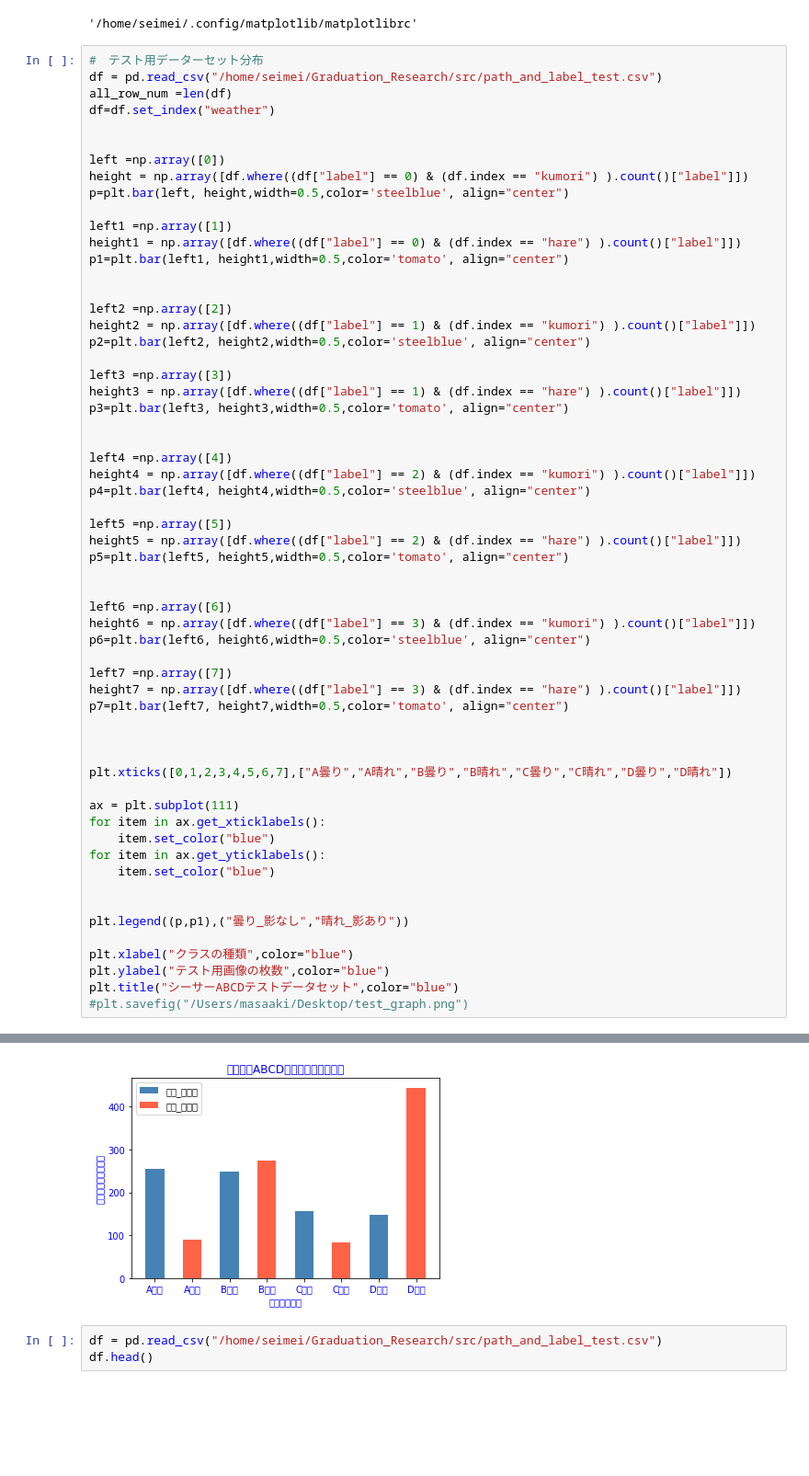
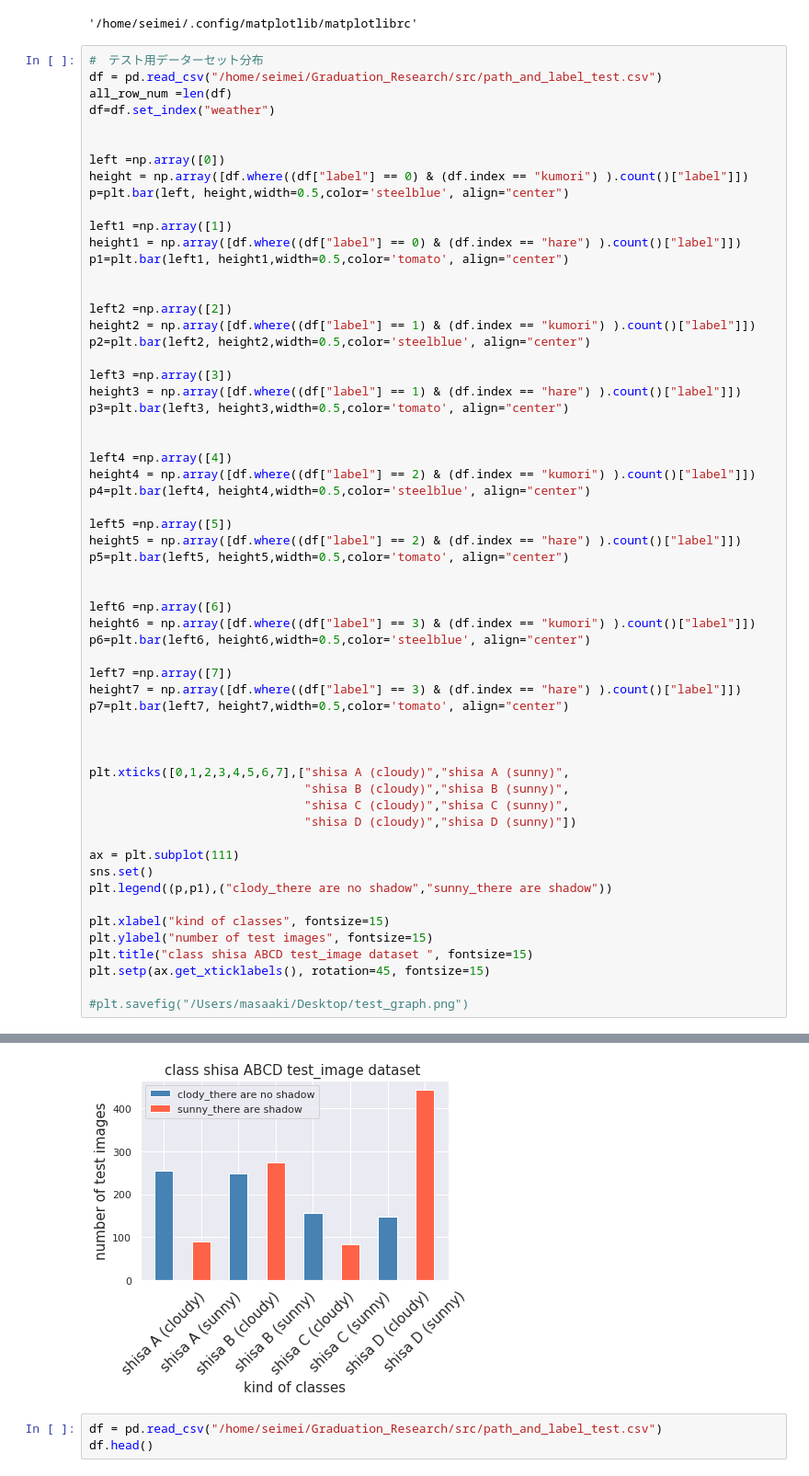
Before and after one commit to Eljefemasao/Graduation_Research, a Jupyter notebook: src/classify_seesa_keras.ipynb, the cells around one changed output, grey strips where cells are left out. Shown at 92% size. Drawn from its saved outputs; the diff is of its cells as text; blank space fills up the shorter version.

```diff
--- a/src/classify_seesa_keras.ipynb
+++ b/src/classify_seesa_keras.ipynb
@@ -876,19 +987,19 @@ p7=plt.bar(left7, height7,width=0.5,color='tomato', align="center")
 
 
 
-plt.xticks([0,1,2,3,4,5,6,7],["A曇り","A晴れ","B曇り","B晴れ","C曇り","C晴れ","D曇り","D晴れ"])
+plt.xticks([0,1,2,3,4,5,6,7],["shisa A (cloudy)","shisa A (sunny)",
+                              "shisa B (cloudy)","shisa B (sunny)",
+                              "shisa C (cloudy)","shisa C (sunny)",
+                              "shisa D (cloudy)","shisa D (sunny)"])
 
 ax = plt.subplot(111)
-for item in ax.get_xticklabels():
-    item.set_color("blue")
-for item in ax.get_yticklabels():
-    item.set_color("blue")
+sns.set()
+plt.legend((p,p1),("clody_there are no shadow","sunny_there are shadow"))
 
+plt.xlabel("kind of classes", fontsize=15)
+plt.ylabel("number of test images", fontsize=15)
+plt.title("class shisa ABCD test_image dataset ", fontsize=15)
+plt.setp(ax.get_xticklabels(), rotation=45, fontsize=15)
 
-plt.legend((p,p1),("曇り_影なし","晴れ_影あり"))
-
-plt.xlabel("クラスの種類",color="blue")
-plt.ylabel("テスト用画像の枚数",color="blue")
-plt.title("シーサーABCDテストデータセット",color="blue")
 #plt.savefig("/Users/masaaki/Desktop/test_graph.png")
 # %% [output]
@@ -896,4 +1022,4 @@ Text(0.5,1,'シーサーABCDテストデータセット')
-[figure, old version]
+[figure, new version]
 # %%
 df = pd.read_csv("/home/seimei/Graduation_Research/src/path_and_label_test.csv")
 df.head()
```
Also changed, not shown: parts of 15 cells of this notebook.
